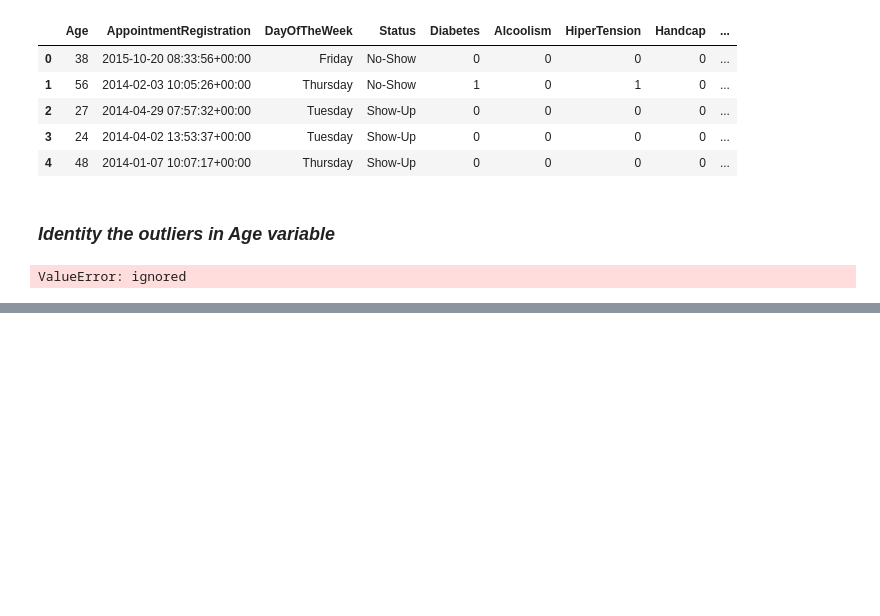
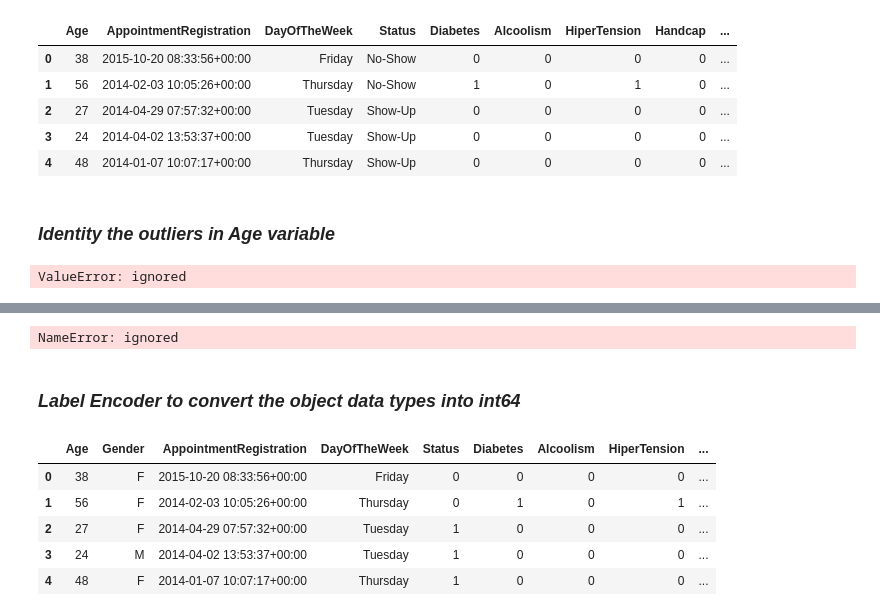
Before and after one commit to nikhil2020/Data_Science_Capstone_Project, a Jupyter notebook: DSCapstoneProject.ipynb, the cells around one changed output, grey strips where cells are left out. Saved outputs shown, nothing was run; the diff lists cells and outputs as text; code cells hidden in the pictures; blank space fills up the shorter version.

```diff
--- a/DSCapstoneProject.ipynb
+++ b/DSCapstoneProject.ipynb
@@ -359,0 +352,6 @@ ValueError: ignored
+# %%
+# get all the outlier data
+#dummydf['feature0'][outlier_mask]
+x = df.loc[outlier_mask, ['Age']]
+# %% [output]
+NameError: ignored
@@ -359,0 +364,2 @@ ValueError: ignored
+# %% [markdown]
+### ***Label Encoder to convert the object data types into int64***
@@ -359,0 +369,11 @@ ValueError: ignored
+# %%
+ df["Status"] = status_encoder.fit_transform(df["Status"])
+# %%
+ df.head()
+# %% [output]
+|  | Age | Gender | AppointmentRegistration | DayOfTheWeek | Status | Diabetes | Alcoolism | HiperTension | ... |
+| 0 | 38 | F | 2015-10-20 08:33:56+00:00 | Friday | 0 | 0 | 0 | 0 | ... |
+| 1 | 56 | F | 2014-02-03 10:05:26+00:00 | Thursday | 0 | 1 | 0 | 1 | ... |
+| 2 | 27 | F | 2014-04-29 07:57:32+00:00 | Tuesday | 1 | 0 | 0 | 0 | ... |
+| 3 | 24 | M | 2014-04-02 13:53:37+00:00 | Tuesday | 1 | 0 | 0 | 0 | ... |
+| 4 | 48 | F | 2014-01-07 10:07:17+00:00 | Thursday | 1 | 0 | 0 | 0 | ... |
```
Also changed, not shown: parts of 44 cells of this notebook.
